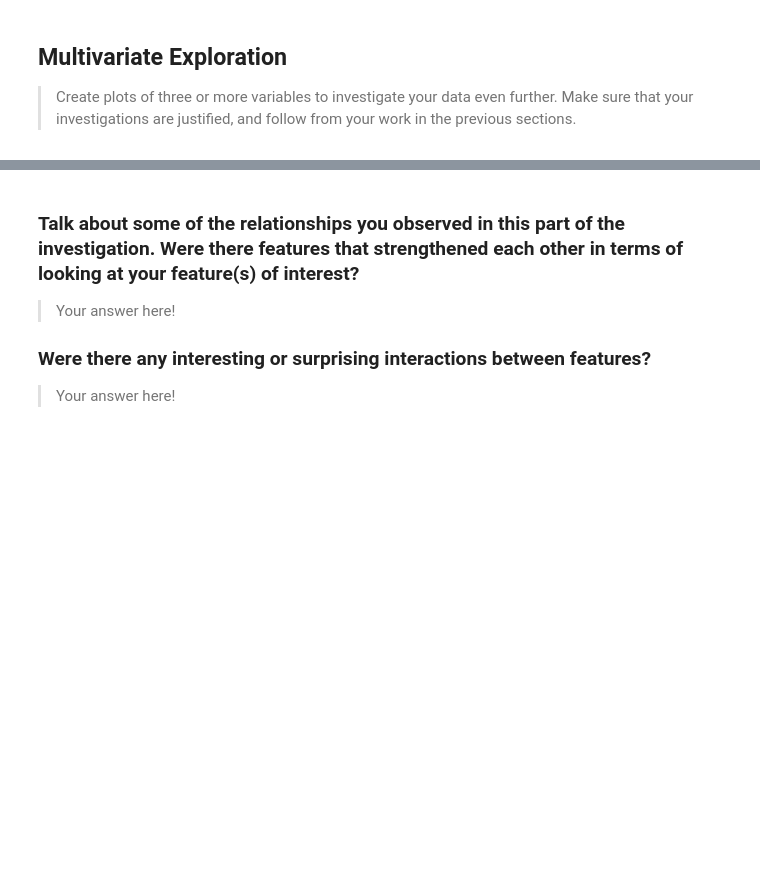
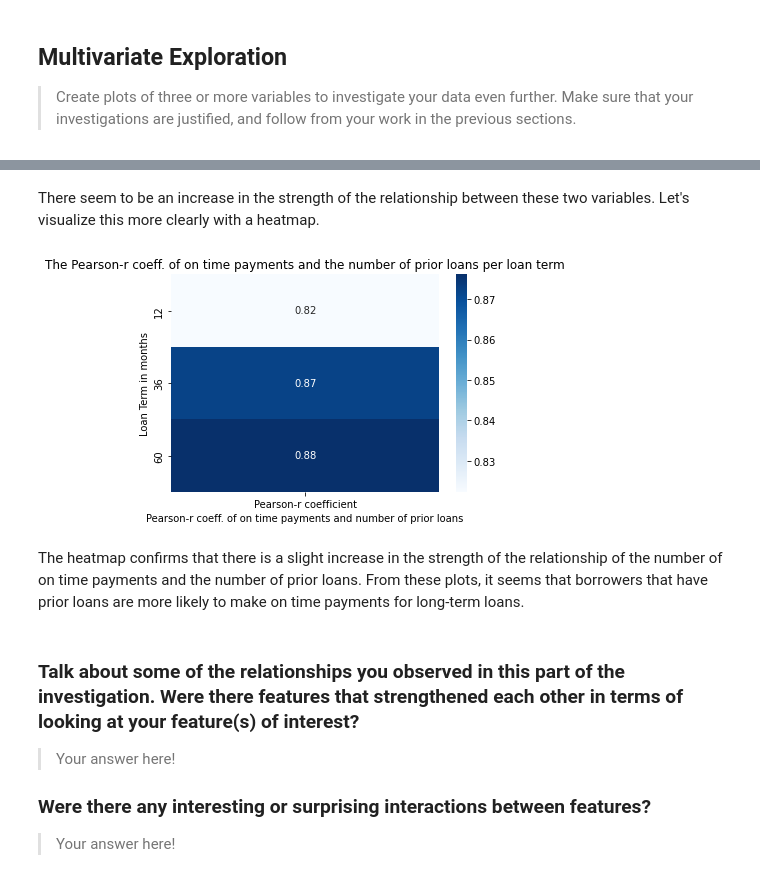
Before and after one commit to cnikoro/prosper_loan_eda, a Jupyter notebook: Part_I_exploration_template.ipynb, the cells around one changed output, grey strips where cells are left out. Drawn from its saved outputs; the diff is of its cells as text; code cells hidden in the pictures; blank space fills up the shorter version.

```diff
--- a/Part_I_exploration_template.ipynb
+++ b/Part_I_exploration_template.ipynb
@@ -658,3 +695,28 @@ sns.scatterplot(data=loans, x='TotalProsperLoans', y='OnTimeProsperPayments', )
+# %% [markdown]
+There seem to be an increase in the strength of the relationship between these two variables. Let's visualize this more clearly with a heatmap.
+# %%
+# the pearson-r coefficient of TotalProsperLoans and OnTimeProsperPayments grouped by Term
+
+data = loans.groupby('Term')[['TotalProsperLoans', 'OnTimeProsperPayments']].corr()
+data = data.reset_index().pivot('Term', 'level_1', 'OnTimeProsperPayments')
+data = data.drop(columns='OnTimeProsperPayments').rename(columns={'TotalProsperLoans':
+                                                                     'Pearson_r_coeff.'})
+
+# heatmap showing pearson-r coefficient of TotalProsperLoans and OnTimeProsperPayments
+# per loan term
+
+ax = sns.heatmap(data=data, annot=True, fmt='.2f', cmap="Blues")
+
+ax.set_xticklabels(['Pearson-r coefficient'])
+ax.set_xlabel("Pearson-r coeff. of on time payments and number of prior loans")
+ax.set_ylabel("Loan Term in months")
+ax.set_title("The Pearson-r coeff. of on time payments and the number of prior loans per loan term")
+
+plt.show();
+# %% [output]
+[figure, added]
+# %% [markdown]
+The heatmap confirms that there is a slight increase in the strength of the relationship of the number of on time payments and the number of prior loans. From these plots, it seems that borrowers that have prior loans are more likely to make on time payments for long-term loans.
 # %% [markdown]
 ### Talk about some of the relationships you observed in this part of the investigation. Were there features that strengthened each other in terms of looking at your feature(s) of interest?
 
```
Also changed, not shown: parts of 5 cells of this notebook.
